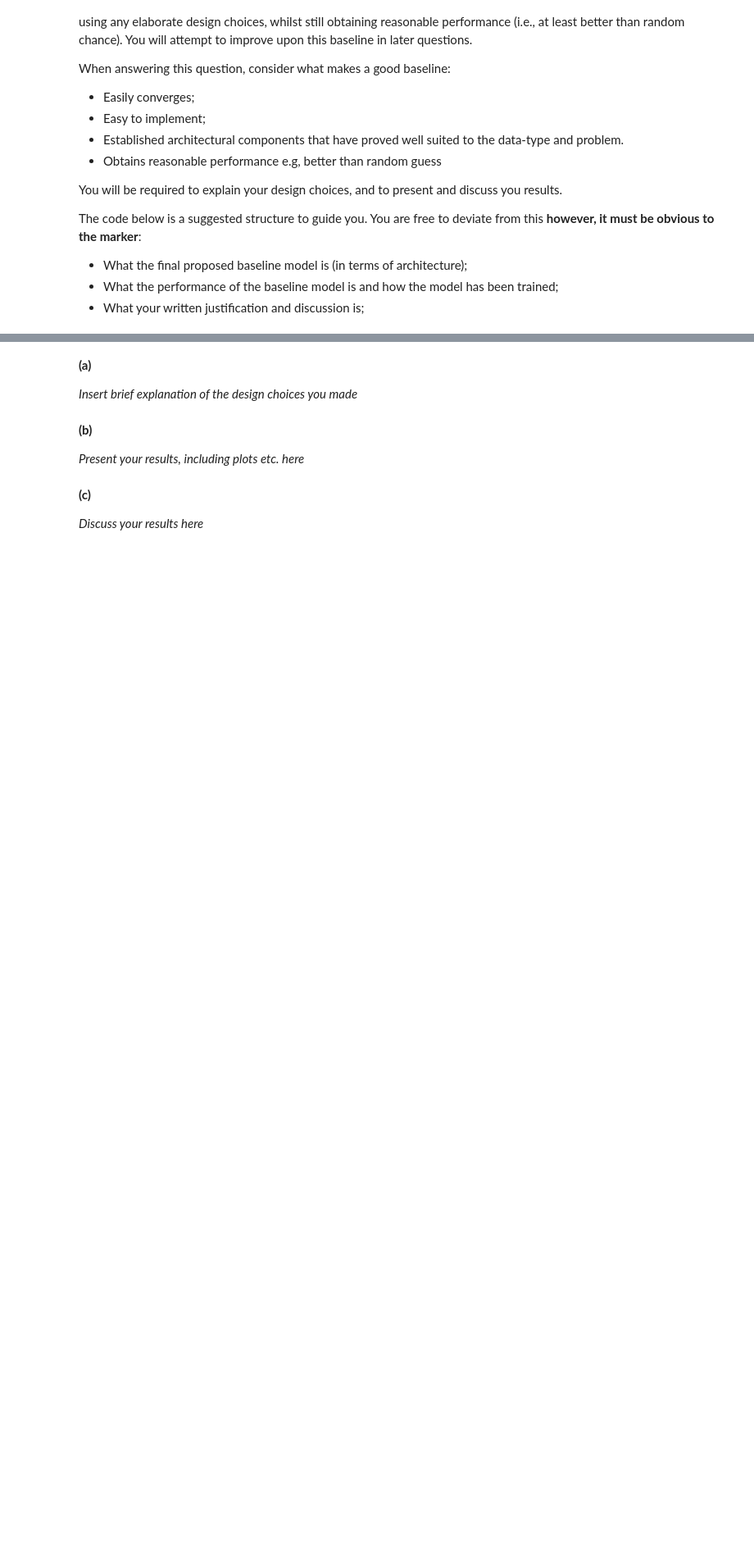
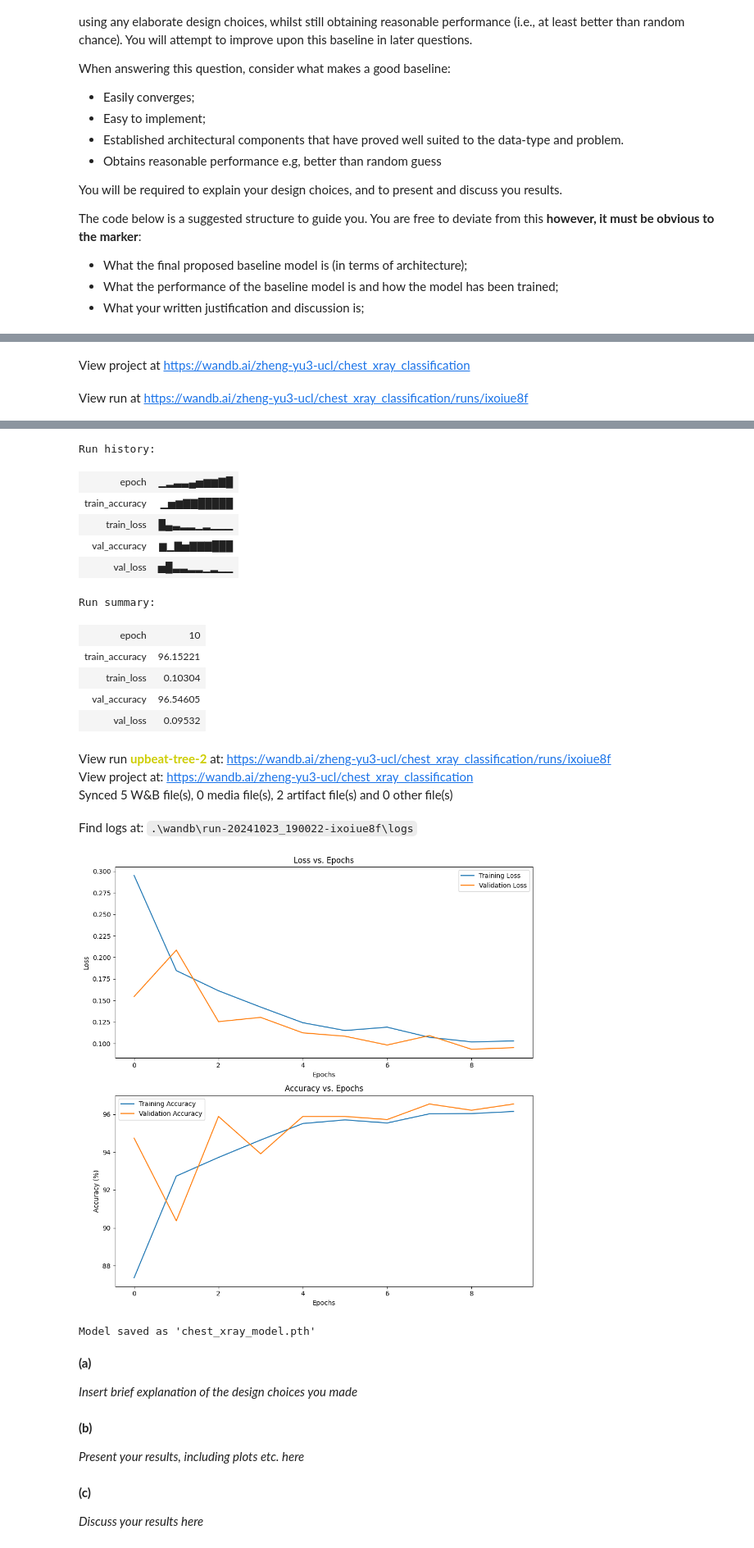
Before and after one commit to YuZhengYYDS/PneumoniaClassifier, a Jupyter notebook: COMP0188_CW1_Questions.ipynb, the cells around one changed output, grey strips where cells are left out. Shown: that part at 82% size. Drawn from its saved outputs; the diff is of its cells as text; code cells hidden in the pictures; blank space fills up the shorter version.

```diff
--- a/COMP0188_CW1_Questions.ipynb
+++ b/COMP0188_CW1_Questions.ipynb
@@ -313,7 +311,7 @@ from torchvision import transforms
 transform = transforms.Compose([
     transforms.Resize((256, 256)),  # Resize to a consistent size
     transforms.RandomHorizontalFlip(),  # Random horizontal flip
-    transforms.RandomRotation(10),  # Random rotation
+    #transforms.RandomRotation(10),  # Random rotation
     transforms.ToTensor(),  # Convert to tensor
 ])
 # %%
@@ -462,0 +429,11 @@ def plot_training_curves(train_losses, train_accuracies, val_losses, val_accurac
+# %%
+import torch
+
+def calculate_class_accuracy(outputs, labels):
+    # Get the predicted classes by taking the index of the max log-probability
+    _, predicted = torch.max(outputs, 1)
+    # Compare predicted classes with true labels
+    correct = (predicted == labels).sum().item()
+    # Calculate accuracy
+    accuracy = correct / labels.size(0) * 100
+    return accuracy
@@ -462,0 +472,25 @@ def plot_training_curves(train_losses, train_accuracies, val_losses, val_accurac
+# %%
+def validate_epoch(model, val_loader, criterion, device):
+    """ Validate the model and return loss and accuracy """
+    model.eval()
+    running_loss = 0.0
+    running_accuracy = 0.0
+
+    with torch.no_grad():
+        for batch_images, batch_labels in val_loader:
+            # Move data to the device (CPU/GPU)
+            batch_images, batch_labels = batch_images.to(device), batch_labels.to(device)
+
+            # Forward pass
+            outputs = model(batch_images)
+            loss = criterion(outputs, batch_labels)
+
+            # Update running loss and accuracy
+            running_loss += loss.item()
+            batch_accuracy = calculate_class_accuracy(outputs, batch_labels)
+            running_accuracy += batch_accuracy
+
+    # Average loss and accuracy
+    epoch_loss = running_loss / len(val_loader)
+    epoch_accuracy = running_accuracy / len(val_loader)
+    return epoch_loss, epoch_accuracy
@@ -463,13 +594,18 @@ def plot_training_curves(train_losses, train_accuracies, val_losses, val_accurac
 # %%
 # Initialize the model
-model = SimpleCNNModel().to(device)
+model = SimpleCNN().to(device)
 
 # Define loss function and optimizer
         ########################################################################
         #                              YOUR CODE HERE                          #
         ########################################################################
 
+# Loss function for binary classification (CrossEntropyLoss expects raw logits)
+criterion = nn.CrossEntropyLoss()
 
+# Optimizer (Adam works well for most neural networks)
+learning_rate = 0.001
+optimizer = torch.optim.Adam(model.parameters(), lr=learning_rate)
 
         ########################################################################
         #                             END OF YOUR CODE                         #
@@ -486,3 +622,4 @@ plot_training_curves(train_losses, train_accuracies, val_losses, val_accuracies,
 # Save the model
 torch.save(model.state_dict(), 'chest_xray_model.pth')
 print("Model saved as 'chest_xray_model.pth'")
+# %% [output]
@@ -488,0 +629,2 @@ print("Model saved as 'chest_xray_model.pth'")
+View project at https://wandb.ai/zheng-yu3-ucl/chest_xray_classification
+View run at https://wandb.ai/zheng-yu3-ucl/chest_xray_classification/runs/ixoiue8f
@@ -489,3 +648,21 @@ print("Model saved as 'chest_xray_model.pth'")
+Run history:
+| epoch | ▁▂▃▃▄▅▆▆▇█ |
+| train_accuracy | ▁▅▆▇▇█████ |
+| train_loss | █▄▃▂▂▁▂▁▁▁ |
+| val_accuracy | ▆▁▇▅▇▇▇███ |
+| val_loss | ▅█▃▃▂▂▁▂▁▁ |
+Run summary:
+| epoch | 10 |
+| train_accuracy | 96.15221 |
+| train_loss | 0.10304 |
+| val_accuracy | 96.54605 |
+| val_loss | 0.09532 |
+View run upbeat-tree-2 at: https://wandb.ai/zheng-yu3-ucl/chest_xray_classification/runs/ixoiue8f
+View project at: https://wandb.ai/zheng-yu3-ucl/chest_xray_classification
+Synced 5 W&B file(s), 0 media file(s), 2 artifact file(s) and 0 other file(s)
+Find logs at: .\wandb\run-20241023_190022-ixoiue8f\logs
+[figure, added]
+Model saved as 'chest_xray_model.pth'
 # %% [markdown]
 **(a)**
 
```
Also changed, not shown: parts of 14 cells of this notebook, 15 other files.
